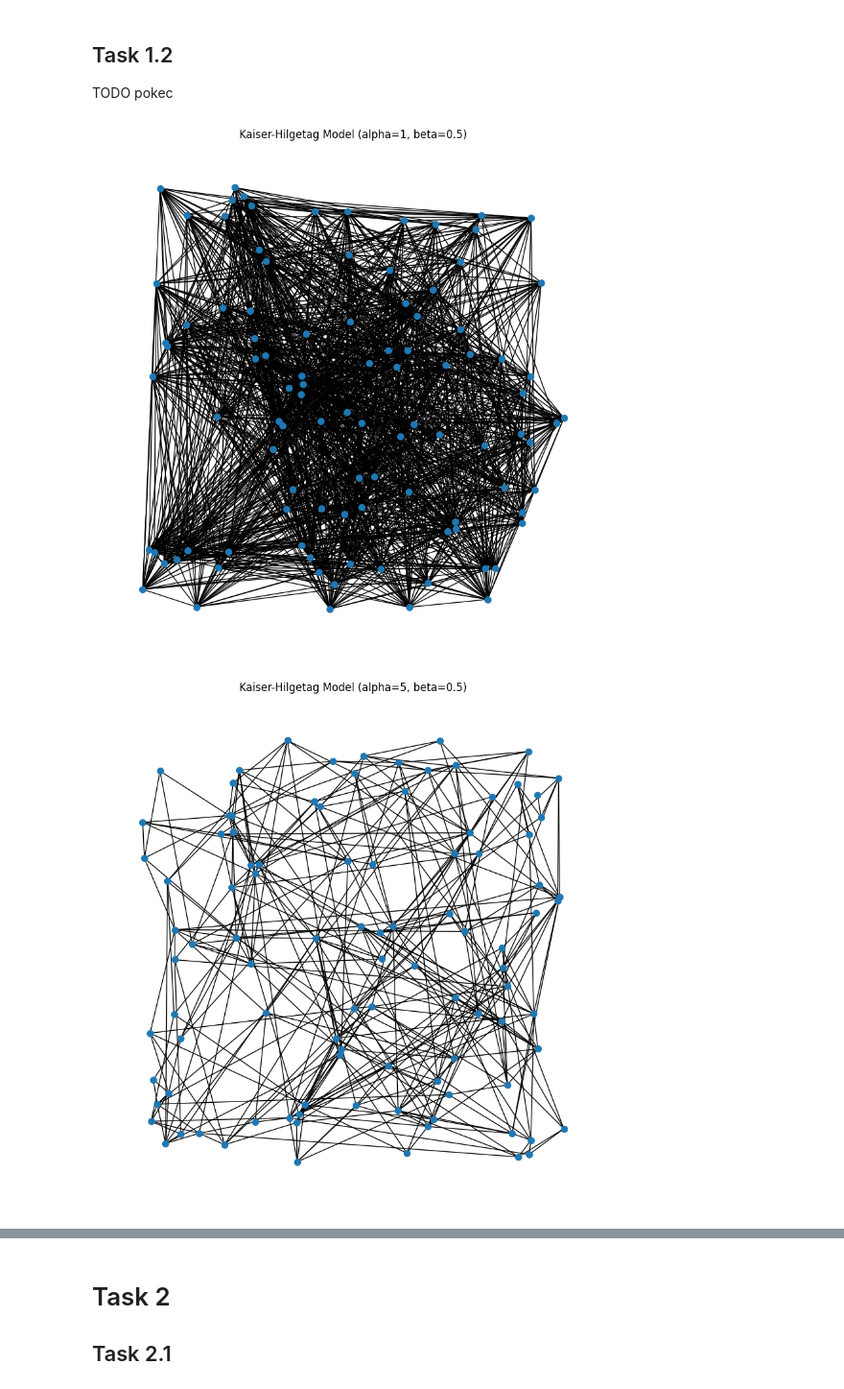
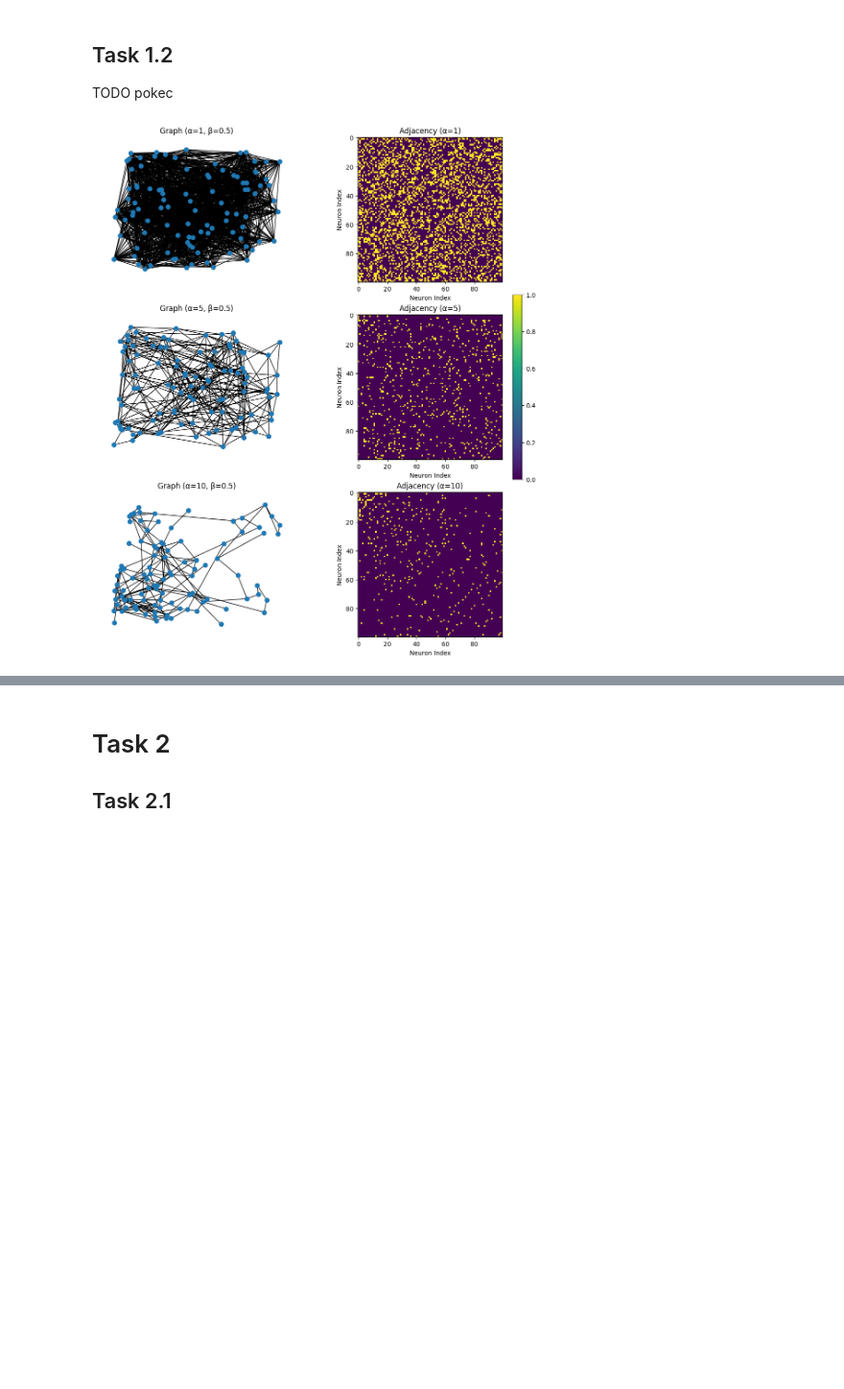
Before and after one commit to patinoboh/neuro, a Jupyter notebook: project/project.ipynb, the cells around one changed output, grey strips where cells are left out. Shown at 96% size. Saved outputs shown, nothing was run; the diff lists cells and outputs as text; code cells hidden in the pictures; blank space fills up the shorter version.

```diff
--- a/project/project.ipynb
+++ b/project/project.ipynb
@@ -49,30 +50,37 @@ def KaiserHilgetag(alpha = 1, beta = 1, N = 100):
 
 TODO pokec
 # %%
+def plot_graph(ax, G, positions, title="Graph"):
+    nx.draw(G,pos={j: positions[j] for j in range(len(positions))},node_size=50,with_labels=False,ax=ax)
+    ax.set_title(title)
+    ax.set_axis_off()
+
+
+def plot_adjacency_matrix(ax, adjacency, title="Adjacency Matrix"):
+    im = ax.imshow(adjacency)
+    ax.set_title(title)
+    ax.set_xlabel("Neuron Index")
+    ax.set_ylabel("Neuron Index")
+    return im
+
+
+fig, axes = plt.subplots(nrows=3, ncols=2, constrained_layout=True, figsize=(10, 12))
+
 results = [
     KaiserHilgetag(alpha=1, beta=0.5, N=100),
     KaiserHilgetag(alpha=5, beta=0.5, N=100),
     KaiserHilgetag(alpha=10, beta=0.5, N=100)
 ]
 alpha_values = [1, 5, 10]
 
-def plot_graph(G, positions, title="Graph"):
-    plt.figure(figsize=(8, 8))
-    nx.draw(G, pos={j: positions[j] for j in range(len(positions))}, node_size=50, with_labels=False)
-    plt.title(title)
-
-def plot_adjacency_matrix(adjacency, title="Adjacecncy Matrix"):
-    plt.figure(figsize=(6, 6))
-    plt.imshow(adjacency)
-    plt.title(title)
-    plt.xlabel('Neuron Index')
-    plt.ylabel('Neuron Index')
-    plt.colorbar(label='Connection Presence')
-
 for i, (adjacency, positions) in enumerate(results):
     G = nx.from_numpy_array(adjacency)
-    plot_graph(G, positions, title=f'Kaiser-Hilgetag Model (alpha={ alpha_values[i] }, beta=0.5)')
-    plt.show()
+    plot_graph( axes[i, 0],G,positions,title=f"Graph (α={alpha_values[i]}, β=0.5)")
+    im = plot_adjacency_matrix(axes[i, 1],adjacency,title=f"Adjacency (α={alpha_values[i]})")
+
+# optional single colorbar for all adjacency matrices
+fig.colorbar(im, ax=axes[:, 1], fraction=0.046)
+
+plt.show()
 # %% [output]
-[figure, old version]
+[figure, new version]
-[figure, removed]
```
Also changed, not shown: parts of 10 cells of this notebook.
